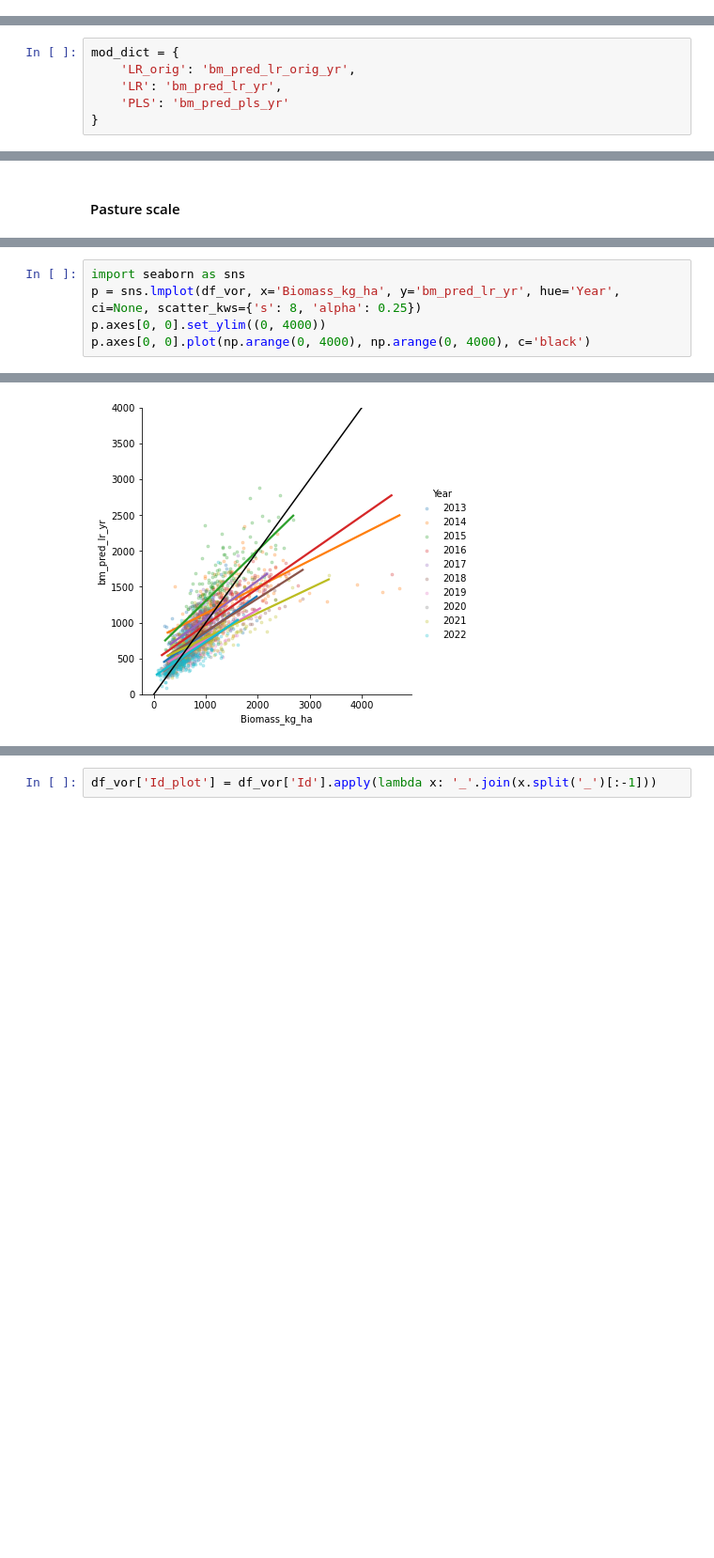
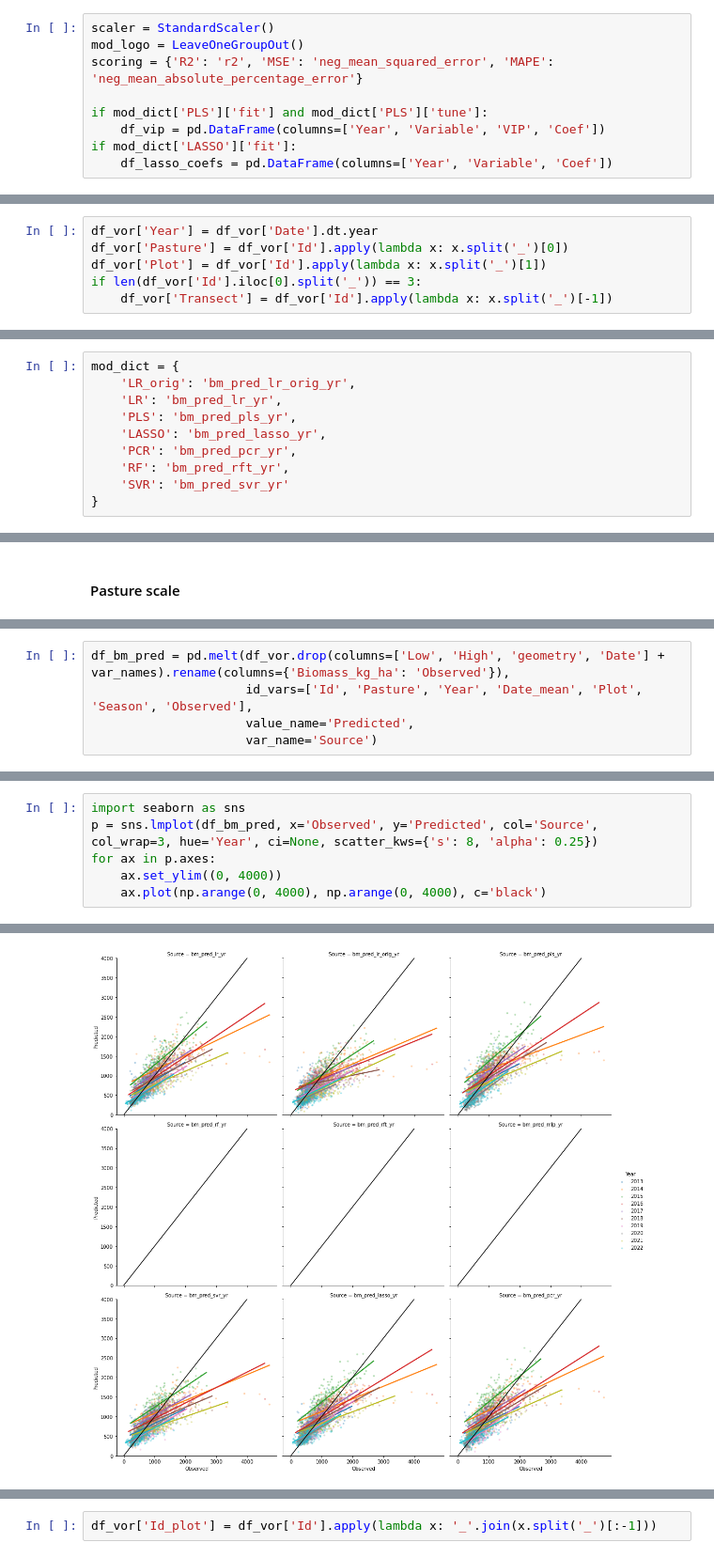
Before and after one commit to kearney-sp/cper_hls_veg_models, a Jupyter notebook: biomass/fit_ml_models_hls_vor_bm.ipynb, the cells around one changed output, grey strips where cells are left out. Shown at 94% size. Saved outputs shown, nothing was run; the diff lists cells and outputs as text; blank space fills up the shorter version.

```diff
--- a/biomass/fit_ml_models_hls_vor_bm.ipynb
+++ b/biomass/fit_ml_models_hls_vor_bm.ipynb
@@ -126,0 +233,9 @@ from sklearn.preprocessing import PolynomialFeatures
+# %%
+scaler = StandardScaler()
+mod_logo = LeaveOneGroupOut()
+scoring = {'R2': 'r2', 'MSE': 'neg_mean_squared_error', 'MAPE': 'neg_mean_absolute_percentage_error'}
+
+if mod_dict['PLS']['fit'] and mod_dict['PLS']['tune']:
+    df_vip = pd.DataFrame(columns=['Year', 'Variable', 'VIP', 'Coef'])
+if mod_dict['LASSO']['fit']:
+    df_lasso_coefs = pd.DataFrame(columns=['Year', 'Variable', 'Coef'])
@@ -126,0 +332,6 @@ from sklearn.preprocessing import PolynomialFeatures
+# %%
+df_vor['Year'] = df_vor['Date'].dt.year
+df_vor['Pasture'] = df_vor['Id'].apply(lambda x: x.split('_')[0])
+df_vor['Plot'] = df_vor['Id'].apply(lambda x: x.split('_')[1])
+if len(df_vor['Id'].iloc[0].split('_')) == 3:
+    df_vor['Transect'] = df_vor['Id'].apply(lambda x: x.split('_')[-1])
@@ -451,7 +784,11 @@ Name: VIP, dtype: int64
 mod_dict = {
     'LR_orig': 'bm_pred_lr_orig_yr',
     'LR': 'bm_pred_lr_yr',
-    'PLS': 'bm_pred_pls_yr'
+    'PLS': 'bm_pred_pls_yr',
+    'LASSO': 'bm_pred_lasso_yr',
+    'PCR': 'bm_pred_pcr_yr',
+    'RF': 'bm_pred_rft_yr',
+    'SVR': 'bm_pred_svr_yr'
 }
 # %%
 df_vor['Pasture'] = df_vor['Id'].apply(lambda x: x.split('_')[0])
@@ -783,0 +1037,5 @@ Name: Biomass_kg_ha, dtype: float64
+# %%
+df_bm_pred = pd.melt(df_vor.drop(columns=['Low', 'High', 'geometry', 'Date'] + var_names).rename(columns={'Biomass_kg_ha': 'Observed'}),
+                     id_vars=['Id', 'Pasture', 'Year', 'Date_mean', 'Plot', 'Season', 'Observed'],
+                     value_name='Predicted',
+                     var_name='Source')
@@ -784,6 +1069,7 @@ Name: Biomass_kg_ha, dtype: float64
 # %%
 import seaborn as sns
-p = sns.lmplot(df_vor, x='Biomass_kg_ha', y='bm_pred_lr_yr', hue='Year', ci=None, scatter_kws={'s': 8, 'alpha': 0.25})
-p.axes[0, 0].set_ylim((0, 4000))
-p.axes[0, 0].plot(np.arange(0, 4000), np.arange(0, 4000), c='black')
+p = sns.lmplot(df_bm_pred, x='Observed', y='Predicted', col='Source', col_wrap=3, hue='Year', ci=None, scatter_kws={'s': 8, 'alpha': 0.25})
+for ax in p.axes:
+    ax.set_ylim((0, 4000))
+    ax.plot(np.arange(0, 4000), np.arange(0, 4000), c='black')
 # %% [output]
@@ -791,4 +1076,4 @@ p.axes[0, 0].plot(np.arange(0, 4000), np.arange(0, 4000), c='black')
-[figure, old version]
+[figure, new version]
 # %%
 p2 = sns.lmplot(df_vor, x='Biomass_kg_ha', y='bm_pred_pls_yr', hue='Year', ci=None, scatter_kws={'s': 8, 'alpha': 0.25})
 p2.axes[0, 0].plot(np.arange(0, 4000), np.arange(0, 4000), c='black')
```
Also changed, not shown: parts of 30 cells of this notebook, 5 other files.
